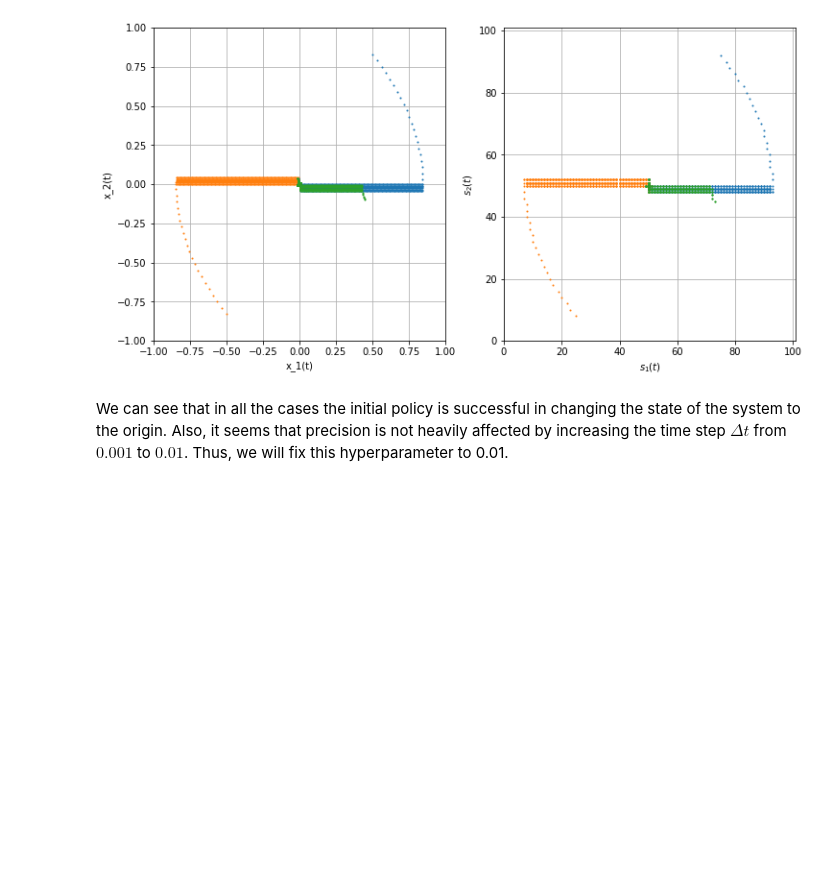
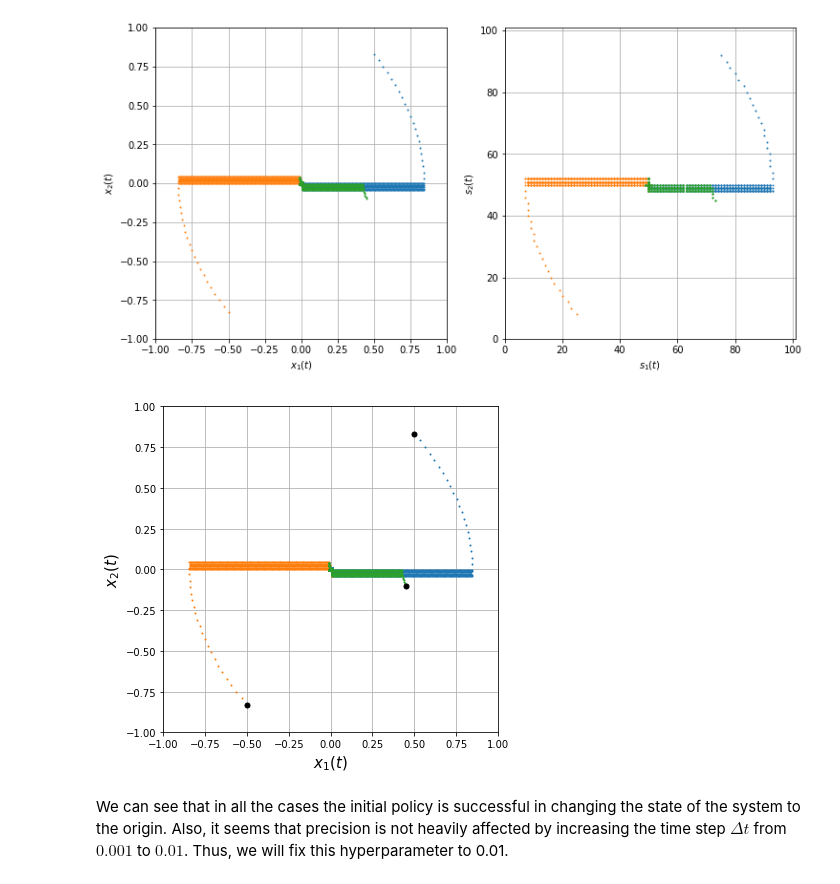
Before and after one commit to tarod13/OptimalControl, a Jupyter notebook: OptimalControl_DP_project.ipynb, the cells around one changed output. Drawn from its saved outputs; the diff is of its cells as text; code cells hidden in the pictures; blank space fills up the shorter version.

```diff
--- a/OptimalControl_DP_project.ipynb
+++ b/OptimalControl_DP_project.ipynb
@@ -431,8 +432,8 @@ for i in range(0, x0.shape[0]):
   ax[0].plot(x[:,i,0], x[:,i,1], 'o', ms=1)
 ax[0].set_xlim([-1,1])
 ax[0].set_ylim([-1,1])
-ax[0].set_xlabel(r'x_1(t)')
-ax[0].set_ylabel(r'x_2(t)')
+ax[0].set_xlabel(r'$x_1(t)$')
+ax[0].set_ylabel(r'$x_2(t)$')
 
 for i in range(0, x0.shape[0]):
   ax[1].plot(s[:,i,0], s[:,i,1], 'o', ms=1)
@@ -447,6 +448,24 @@ plt.show()
 plt.close()
 # %% [output]
 [figure]
+# %%
+fig, ax = plt.subplots(1,1, figsize=(6,6))
+
+for i in range(0, x0.shape[0]):
+  ax.plot(x[:,i,0], x[:,i,1], 'o', ms=1)
+  ax.plot(x[0,i,0], x[0,i,1], 'o', c='k', ms=5)
+ax.set_xlim([-1,1])
+ax.set_ylim([-1,1])
+ax.set_xlabel(r'$x_1(t)$', fontsize=15)
+ax.set_ylabel(r'$x_2(t)$', fontsize=15)
+
+ax.grid()
+plt.savefig('trajectories_pi0.pdf', dpi=300, bbox_inches = 'tight',
+    pad_inches = 0)
+plt.show()
+plt.close()
+# %% [output]
+[figure, added]
 # %% [markdown]
 We can see that in all the cases the initial policy is successful in changing the state of the system to the origin. Also, it seems that precision is not heavily affected by increasing the time step $\Delta t$ from $0.001$ to $0.01$. Thus, we will fix this hyperparameter to 0.01.
 # %%
```
Also changed, not shown: parts of 13 cells of this notebook.
